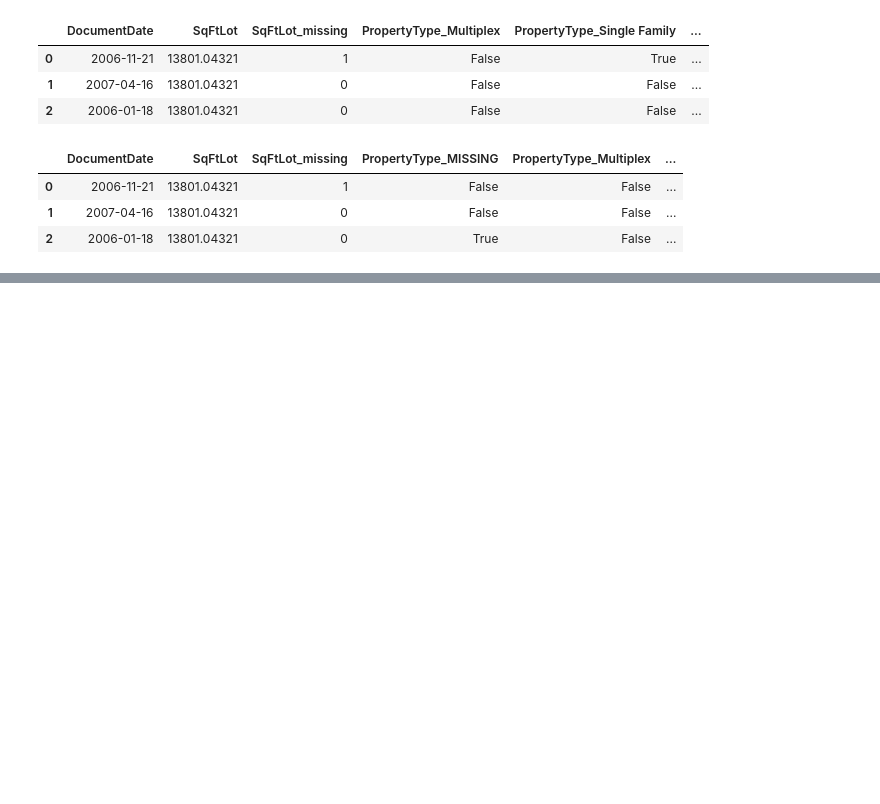
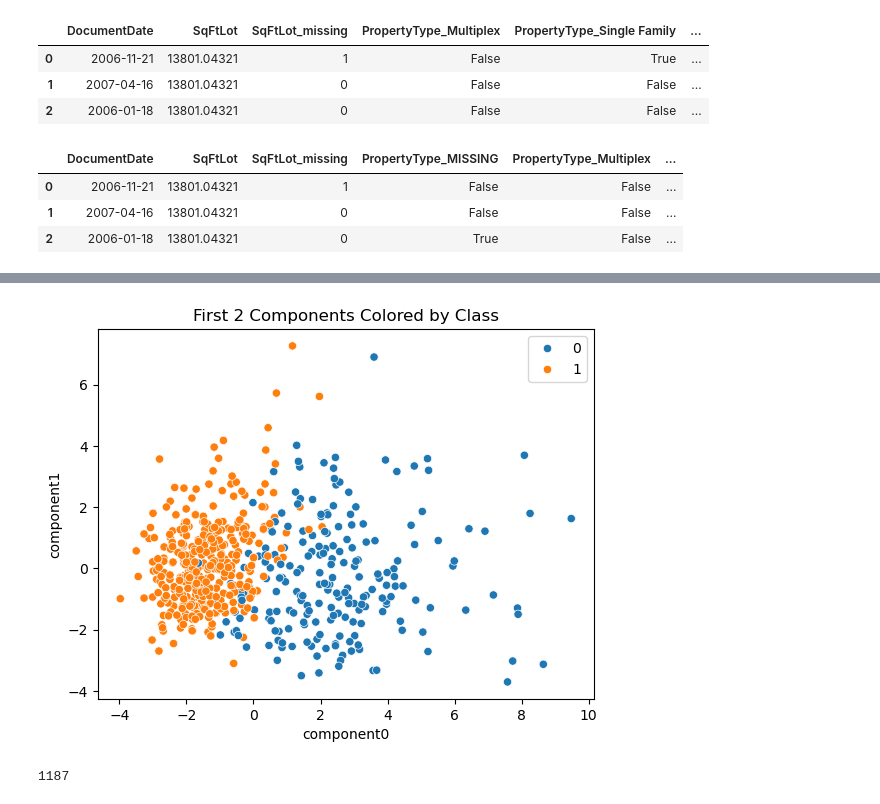
Before and after one commit to ZhaoJackson/Data_Science_, a Jupyter notebook: Final/Exercise.ipynb, the cells around one changed output, grey strips where cells are left out. Cells and saved outputs as stored; diff of their text form; code cells hidden in the pictures; blank space fills up the shorter version.

```diff
--- a/Final/Exercise.ipynb
+++ b/Final/Exercise.ipynb
@@ -271,0 +391,49 @@ df_new.head(3)
+# %%
+# Fit and transform X_zscore using a new PCA model with n_components=2
+# Store the transformed dataset in X_pca
+X_pca = PCA(n_components = 2).fit_transform(X_zscore)
+
+# Add feature names by creating a new DataFrame
+#  containing X_pca
+#  with the column names ['component0','component1']
+#  store back into X_pca
+X_pca = pd.DataFrame(X_pca, columns = ['component0', 'component1'])
+
+# Assert that the pca representation has the same number of rows (569) but now 2 columns
+assert X_pca.shape == (569,2)
+# %%
+# Using seaborn, create a scatterplot of the data in X_pca
+#  with component0 on the x-axis
+#  and component1 on the y-axis
+#  Color the points by their class assignment by setting hue=cancer.target
+#  Capture the returned axis in ax
+ax = sns.scatterplot(x = 'component0',
+                     y = 'component1',
+                     data = X_pca,
+                     hue = cancer.target)
+
+# Set the title to 'First 2 Components Colored by Class' using ax
+ax.set_title('First 2 Components Colored by Class')
+plt.show()
+
+# Note that we haven't used the cancer.target information to generate the pca representation.
+# We're coloring by cancer.target here to demonstrate that under this transformation
+#   a linear model will do a decent job of separating the classes
+# %% [output]
+[figure, added]
+# %%
+# Load the dataset using fetch_20newsgroups().
+#   Only fetch the two categories of interest using categories=['sci.space','rec.autos']
+# Store in the result into newsgroups
+newsgroups = fetch_20newsgroups(categories=['sci.space','rec.autos'])
+
+# Store the newsgroups.data as docs, newsgroups.target as y and newsgroups.target_names as y_names
+docs = newsgroups.data
+y = newsgroups.target
+y_names = newsgroups.target_names
+
+# Print the number of observations by printing the length of docs
+#  You should get 1187
+len(docs)
+# %% [output]
+1187
```
Also changed, not shown: parts of 30 cells of this notebook, 2 other files.
